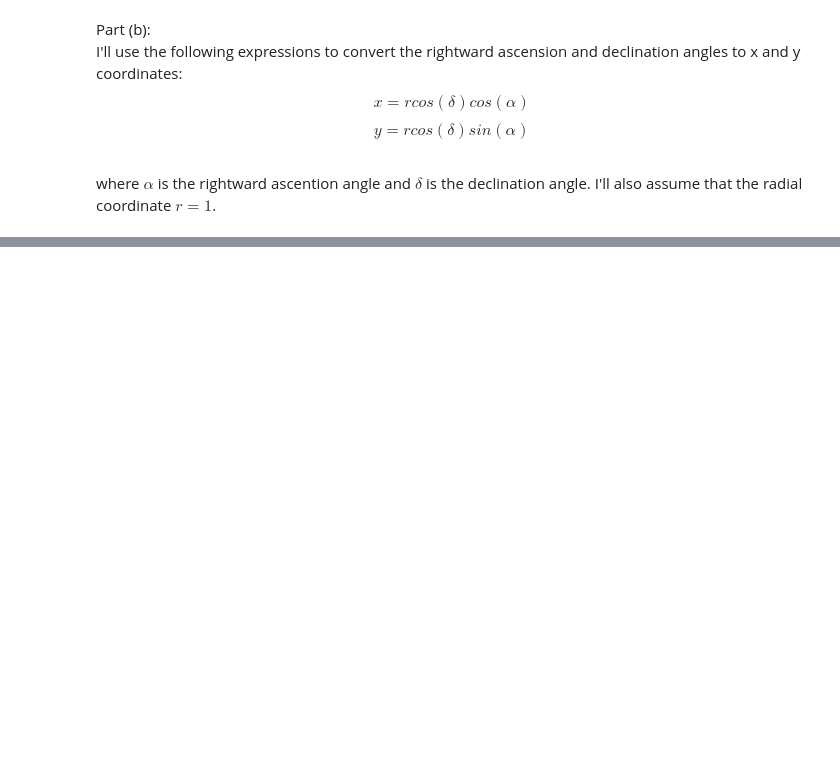
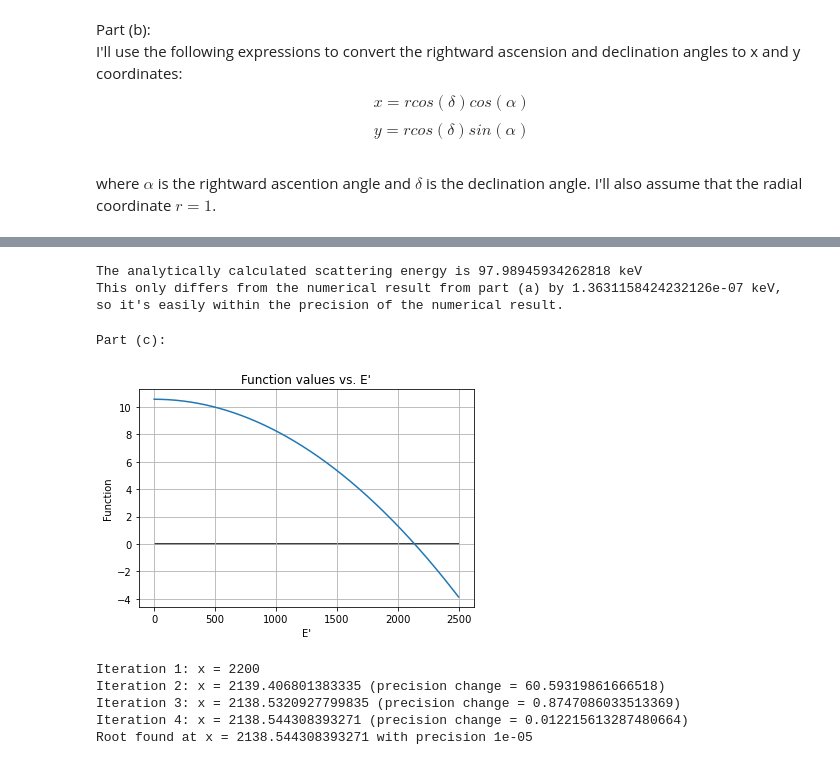
Before and after one commit to JSheare/Computational-Physics, a Jupyter notebook: Exercise Set 4.ipynb, the cells around one changed output, grey strips where cells are left out. Saved outputs shown, nothing was run; the diff lists cells and outputs as text; code cells hidden in the pictures; blank space fills up the shorter version.

```diff
--- a/Exercise Set 4.ipynb
+++ b/Exercise Set 4.ipynb
@@ -135,0 +281,43 @@ The red dot is the location of the pulsar.
+# %%
+calculated_energy = np.sqrt(E**2 + (k**2)*(1+(2*E_0/k)) -(np.cos(theta)*(2*E*k*np.sqrt(1+(2*E_0/k)))))
+print(f'The analytically calculated scattering energy is {calculated_energy} keV')
+print(f'''This only differs from the numerical result from part (a) by {np.abs(calculated_energy-numerical_energy)} keV,
+so it's easily within the precision of the numerical result.''')
+# %% [output]
+The analytically calculated scattering energy is 97.98945934262818 keV
+This only differs from the numerical result from part (a) by 1.3631158424232126e-07 keV,
+so it's easily within the precision of the numerical result.
+# %%
+# Part (c):
+print('Part (c):')
+
+def proton_scattering(E_prime):
+    scattering_function = lambda E, E_prime, k, E_0, theta: (E**2 - E_prime**2 + (k**2)*(1 + (2*E_0/k)))/(
+        2*E*k*np.sqrt(1 + (2*E_0/k))) - np.cos(theta)
+    E = 100
+    theta = 73 * np.pi/180
+    k = 2.5
+    E_0 = 938000
+    return scattering_function(E, E_prime, k, E_0, theta)
+
+E_prime = np.arange(0, 2500, 0.1)
+y = proton_scattering(E_prime)
+plt.plot(E_prime, y)
+plt.title("Function values vs. E'")
+plt.xlabel("E'")
+plt.ylabel('Function')
+plt.hlines(0,xmin=0,xmax=2500, color='black', zorder=1)
+plt.grid(True)
+plt.show()
+
+p_numerical_energy = newton_raphson(2200, 0.00001, proton_scattering, printout=True)
+# E_0 = 938000
+# p_calculated_energy = np.sqrt(E**2 + (k**2)*(1+(2*E_0/k)) -(np.cos(theta)*(2*E*k*np.sqrt(1+(2*E_0/k)))))
+# %% [output]
+Part (c):
+[figure, added]
+Iteration 1: x = 2200
+Iteration 2: x = 2139.406801383335 (precision change = 60.59319861666518)
+Iteration 3: x = 2138.5320927799835 (precision change = 0.8747086033513369)
+Iteration 4: x = 2138.544308393271 (precision change = 0.012215613287480664)
+Root found at x = 2138.544308393271 with precision 1e-05
```
Also changed, not shown: parts of 13 cells of this notebook.
